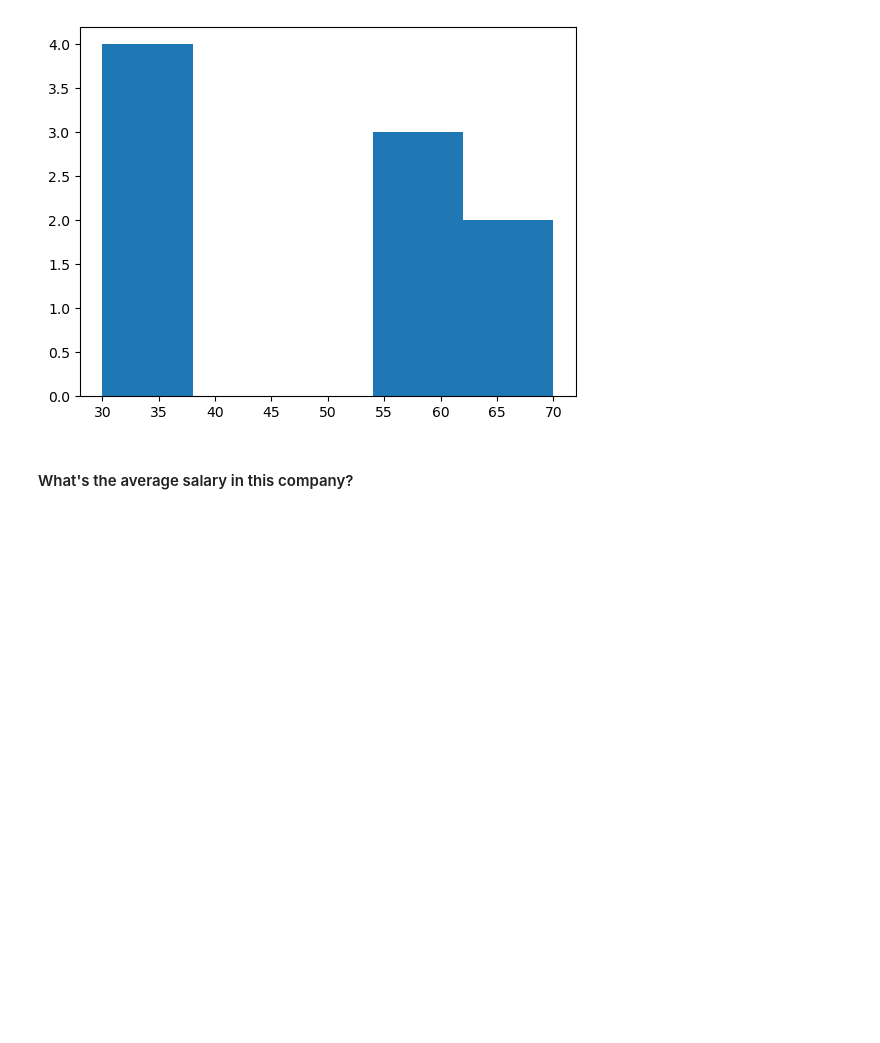
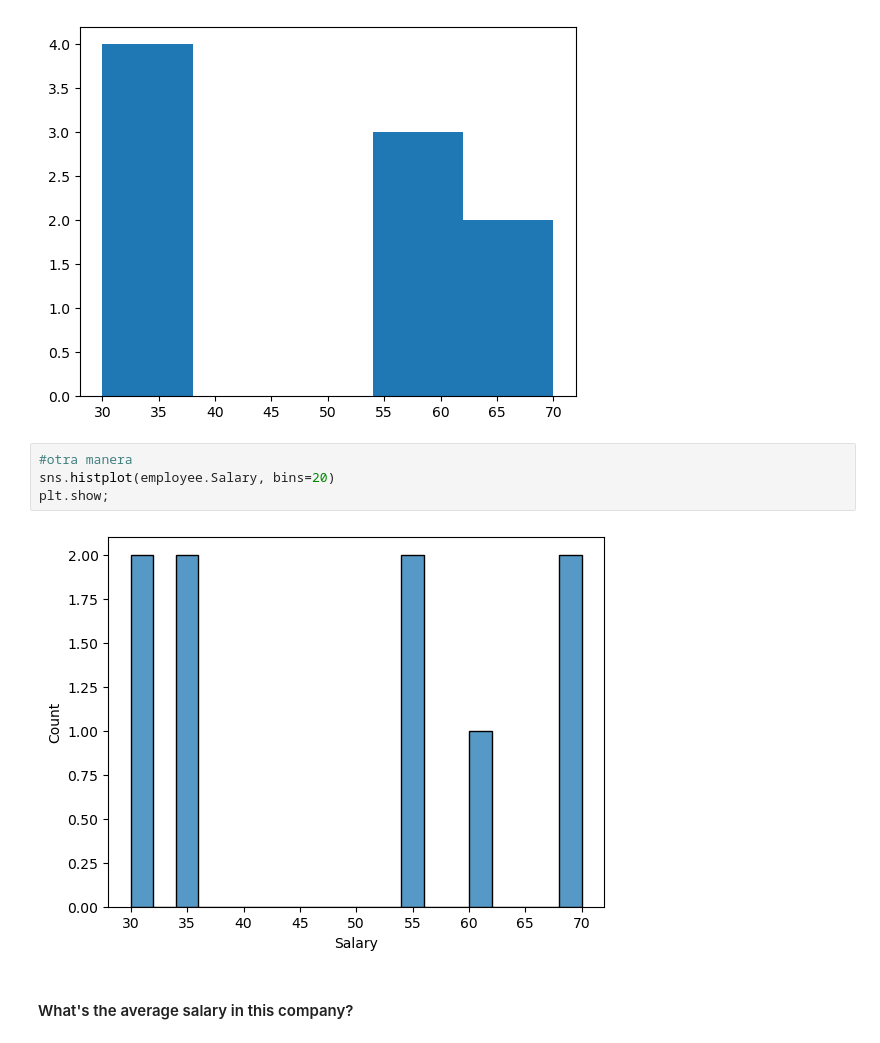
Before and after one commit to Ironhack-Data-Madrid-Octubre-2023/5.1-lab_subsetting_and_descriptive_stats, a Jupyter notebook: your-code/main.ipynb, the cells around one changed output. Cells and saved outputs as stored; diff of their text form; blank space fills up the shorter version.

```diff
--- a/your-code/main.ipynb
+++ b/your-code/main.ipynb
@@ -190,6 +190,12 @@ plt.hist(employee.Salary, bins="auto")
 plt.show;
 # %% [output]
 [figure]
+# %%
+#otra manera
+sns.histplot(employee.Salary, bins=20)
+plt.show;
+# %% [output]
+[figure, added]
 # %% [markdown]
 #### What's the average salary in this company?
 # %%
```
Also changed, not shown: parts of 35 cells of this notebook.
